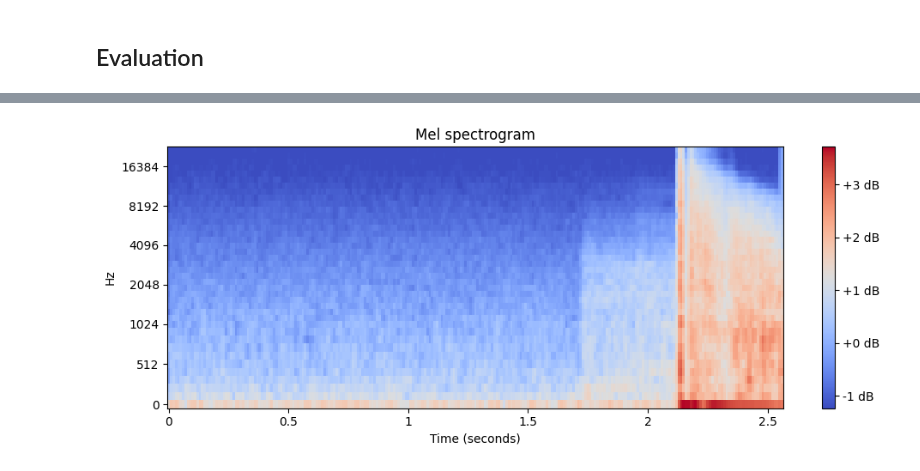
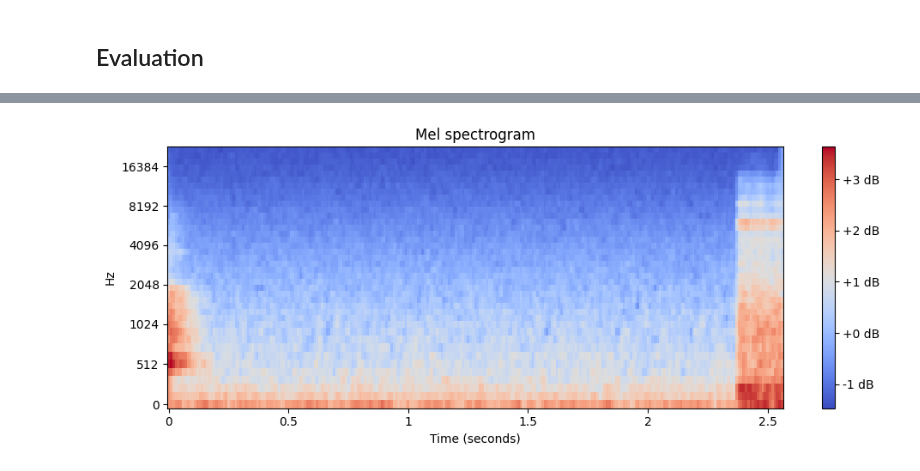
Before and after one commit to enstit/YOHO24, a Jupyter notebook: notebooks/02_urbansed.ipynb, the cells around one changed output, grey strips where cells are left out. Cells and saved outputs as stored; diff of their text form; code cells hidden in the pictures.

```diff
--- a/notebooks/02_urbansed.ipynb
+++ b/notebooks/02_urbansed.ipynb
@@ -251,4 +253,4 @@ print(process_output(target[0]), process_output(prediction[0]), sep="\n")
 # %%
-plot_melspectrogram(urbansed_val.audios[0])
+plot_melspectrogram(urbansed_val.audios[11])
 # %% [output]
-[figure, old version]
+[figure, new version]
```
Also changed, not shown: parts of 5 cells of this notebook, 1 other file.
